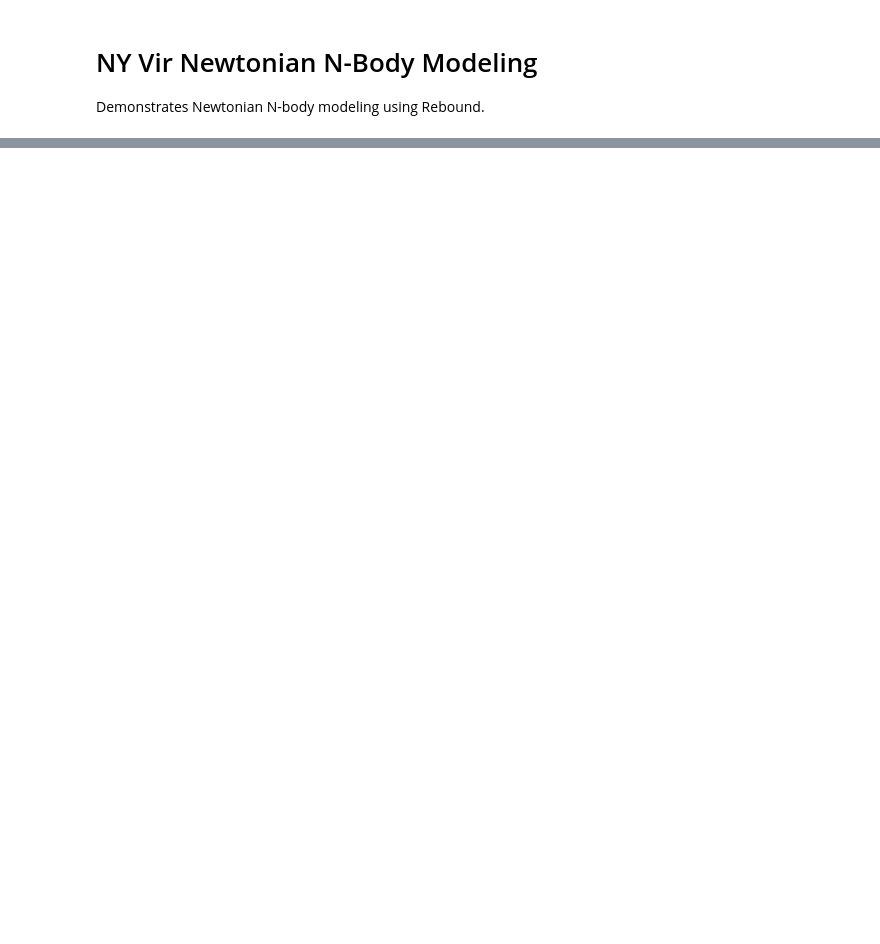
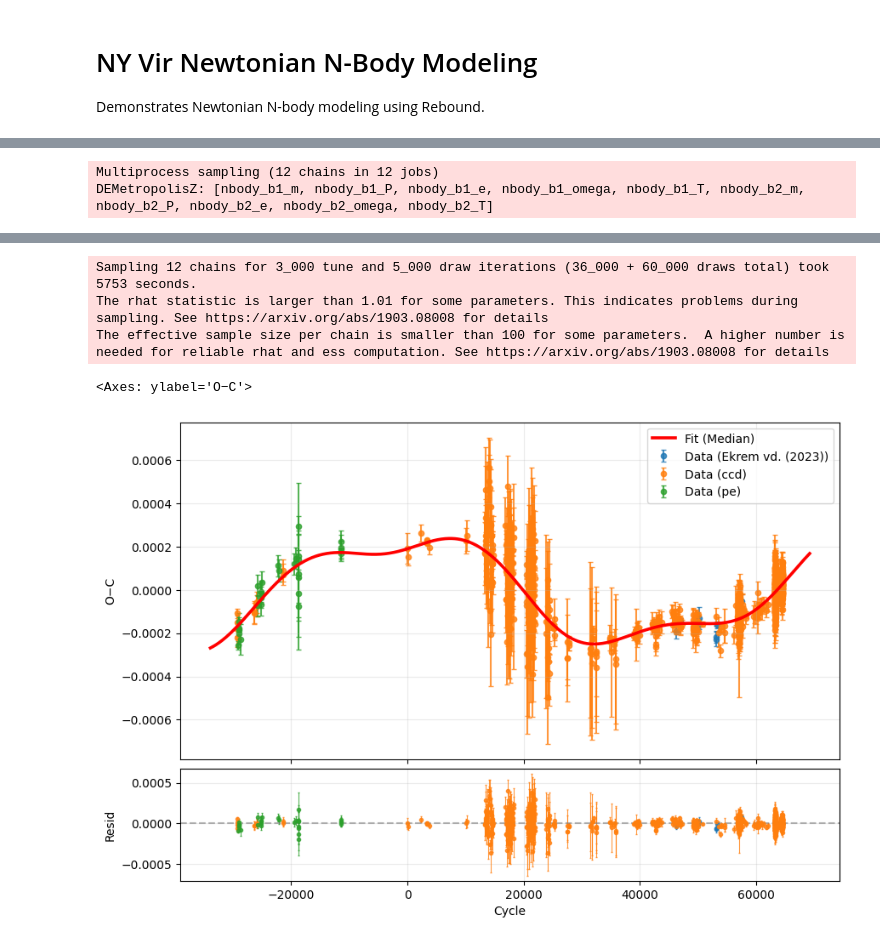
Before and after one commit to baris-guler/oc_py, a Jupyter notebook: src/exe/NYVir/Newtonian/ny_vir_newtonian_pymc.ipynb, the cells around one changed output, grey strips where cells are left out. Cells and saved outputs as stored; diff of their text form; code cells hidden in the pictures; blank space fills up the shorter version.

```diff
--- a/src/exe/NYVir/Newtonian/ny_vir_newtonian_pymc.ipynb
+++ b/src/exe/NYVir/Newtonian/ny_vir_newtonian_pymc.ipynb
@@ -51,5 +48,8 @@ nbody = NewtonianModel(
 models = [nbody]
 # %%
 from pymc import DEMetropolisZ
-res = oc.fit(models, tune=2000, draws=2000, chains=4)
+res = oc.fit(models, tune=3000, draws=5000, chains=12)
 oc.plot(res)
+# %% [output]
+Multiprocess sampling (12 chains in 12 jobs)
+DEMetropolisZ: [nbody_b1_m, nbody_b1_P, nbody_b1_e, nbody_b1_omega, nbody_b1_T, nbody_b2_m, nbody_b2_P, nbody_b2_e, nbody_b2_omega, nbody_b2_T]
@@ -56,3 +58,8 @@ oc.plot(res)
+Sampling 12 chains for 3_000 tune and 5_000 draw iterations (36_000 + 60_000 draws total) took 5753 seconds.
+The rhat statistic is larger than 1.01 for some parameters. This indicates problems during sampling. See https://arxiv.org/abs/1903.08008 for details
+The effective sample size per chain is smaller than 100 for some parameters.  A higher number is needed for reliable rhat and ess computation. See https://arxiv.org/abs/1903.08008 for details
+<Axes: ylabel='O−C'>
+[figure, added]
 # %%
 oc.corner(res)
 res
```
Also changed, not shown: parts of 7 cells of this notebook, 18 other files.
